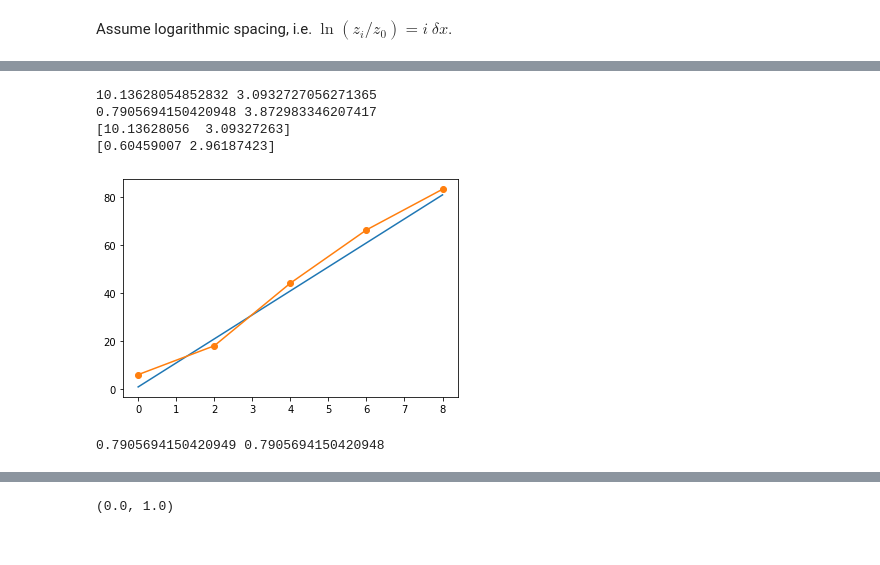
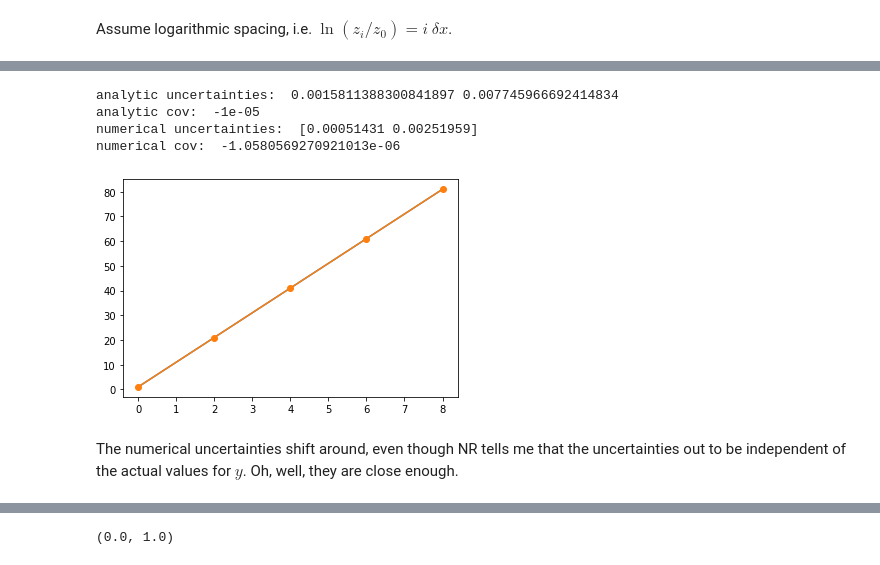
Before and after one commit to BoiseStatePlanetary/Optimizing-Number-and-Placement-of-Anemometers, a Jupyter notebook: figures and data/Uncertainties on Roughness and Shear Velocity.ipynb, the cells around one changed output, grey strips where cells are left out. Saved outputs shown, nothing was run; the diff lists cells and outputs as text; code cells hidden in the pictures.

```diff
--- a/figures and data/Uncertainties on Roughness and Shear Velocity.ipynb
+++ b/figures and data/Uncertainties on Roughness and Shear Velocity.ipynb
@@ -83,6 +83,9 @@ def calc_slope(x, y, sigma):
 
     return (S*Sxy - Sx*Sy)/Delta
 
+def calc_cov(x, sigma):
+    return -calc_Sx(x, sigma)/calc_Delta(x, sigma)
+
 def sigma_intercept(x, sigma):
     Sxx = calc_Sxx(x, sigma)
     Delta = calc_Delta(x, sigma)
@@ -96,0 +136,15 @@ def sigma_slope(x, sigma):
+# %%
+x = np.linspace(0, 1, 100)
+slope = 10.
+intercept = 1.
+sigma = 5.*np.ones_like(x)
+y = slope*x + intercept
+noisy_y = y + normal(scale=sigma[0], size=len(x))
+
+plt.scatter(x, noisy_y)
+popt, pcov = np.polyfit(x, noisy_y, 1, w=1/sigma, cov=True)
+unc = np.sqrt(np.diag(pcov))
+# print(popt)
+
+print(sigma_slope(x, sigma), sigma_intercept(x, sigma))
+print(unc)
@@ -97,65 +155,39 @@ def sigma_slope(x, sigma):
 # %%
 def lin_fit(x, m, b):
     return m*x + b
 
 # Let's test these expressions
 num_sensors = 5
 delta_x = 2.
-sigma = 5.*np.ones(num_sensors)
+sigma = 0.01*np.ones(num_sensors)
 slope = 10.
 intercept = 1.
 
 x = np.arange(num_sensors)*delta_x
 y = np.polyval([slope, intercept], x)
-noisy_y = y + normal(scale=sigma, size=num_sensors)
+noisy_y = y + normal(scale=sigma[0], size=num_sensors)
 
 # print(calc_S(sigma), calc_Sxx(x, sigma), calc_Sx(x, sigma), calc_Delta(x, sigma))
-print(calc_slope(x, noisy_y, sigma), calc_intercept(x, noisy_y, sigma))
-print(sigma_slope(x, sigma), sigma_intercept(x, sigma))
+# print("analytic slope and intercept: ", calc_slope(x, noisy_y, sigma), calc_intercept(x, noisy_y, sigma))
+print("analytic uncertainties: ", sigma_slope(x, sigma), sigma_intercept(x, sigma))
+print("analytic cov: ", calc_cov(x, sigma))
 
 plt.plot(x, y)
 plt.plot(x, noisy_y, marker='o')
 
-popt, pcov = curve_fit(lin_fit, x, noisy_y, sigma=sigma*np.ones_like(x), p0=[slope, intercept])
+# popt, pcov = curve_fit(lin_fit, x, noisy_y, sigma=sigma*np.ones_like(x), p0=[slope, intercept])
+popt, pcov = np.polyfit(x, noisy_y, 1, w=1/sigma, cov=True)
 unc = np.sqrt(np.diag(pcov))
-print(popt)
-print(unc)
+# print("numerical slope and intercept: ", popt)
+print("numerical uncertainties: ", unc)
+print("numerical cov: ", pcov[0,1])
 
 # print(np.polyfit(x, noisy_y, 1, w=1./sigma*np.ones_like(x), full=True))
 # %% [output]
-10.13628054852832 3.0932727056271365
-0.7905694150420948 3.872983346207417
-[10.13628056  3.09327263]
-[0.60459007 2.96187423]
+analytic uncertainties:  0.0015811388300841897 0.007745966692414834
+analytic cov:  -1e-05
+numerical uncertainties:  [0.00051431 0.00251959]
+numerical cov:  -1.0580569270921013e-06
-[figure, old version]
+[figure, new version]
-# %%
-def calc_analytic_Delta(delta_x, sigma, N):
-    return delta_x**2/12./sigma**4*(N - 1)**2*N*(N - 2) # WRONG!
-
-def calc_analytic_S(sigma, N):
-    return N/sigma**2
-
-def calc_analytic_Sx(delta_x, sigma, N):
-    return 0.5*delta_x/sigma**2*(N - 1)*N
-
-def calc_analytic_Sxx(delta_x, sigma, N):
-    return delta_x**2/sigma**2*(N - 1)*N*(2*N - 1)/6
-
-def calc_analytic_Delta(delta_x, sigma, N):
-    return delta_x**2/sigma**4/12*N**2*(N**2 - 1)
-
-def calc_analytic_sigma_intercept(sigma, N):
-    return np.sqrt(2.*sigma**2*(2*N - 1)/N/(N + 1))
-
-def calc_analytic_sigma_slope(delta_x, sigma, N):
-    return np.sqrt(12*sigma**2/delta_x**2/N/(N**2 - 1))
-
-# print(calc_analytic_Delta(delta_x, sigma[0], len(sigma)), calc_Delta(x, sigma))
-# print(calc_analytic_S(sigma[0], len(sigma)), calc_S(sigma))
-# print(calc_analytic_Sx(delta_x, sigma[0], len(sigma)), calc_Sx(x, sigma))
-# print(calc_analytic_Sxx(delta_x, sigma[0], len(sigma)), calc_Sxx(x, sigma))
-# print(calc_analytic_Delta(delta_x, sigma[0], len(sigma)), calc_Delta(x, sigma))
-# print(calc_analytic_sigma_intercept(sigma[0], len(sigma)), sigma_intercept(x, sigma))
-print(calc_analytic_sigma_slope(delta_x, sigma[0], len(sigma)), sigma_slope(x, sigma))
-# %% [output]
-0.7905694150420949 0.7905694150420948
+# %% [markdown]
+The numerical uncertainties shift around, even though NR tells me that the uncertainties out to be independent of the actual values for $y$. Oh, well, they are close enough.
```
Also changed, not shown: parts of 9 cells of this notebook, 3 other files.
